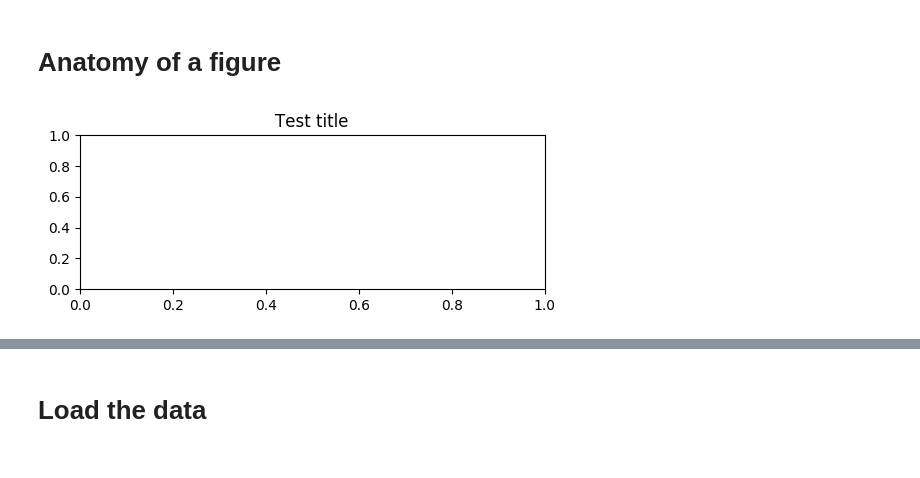
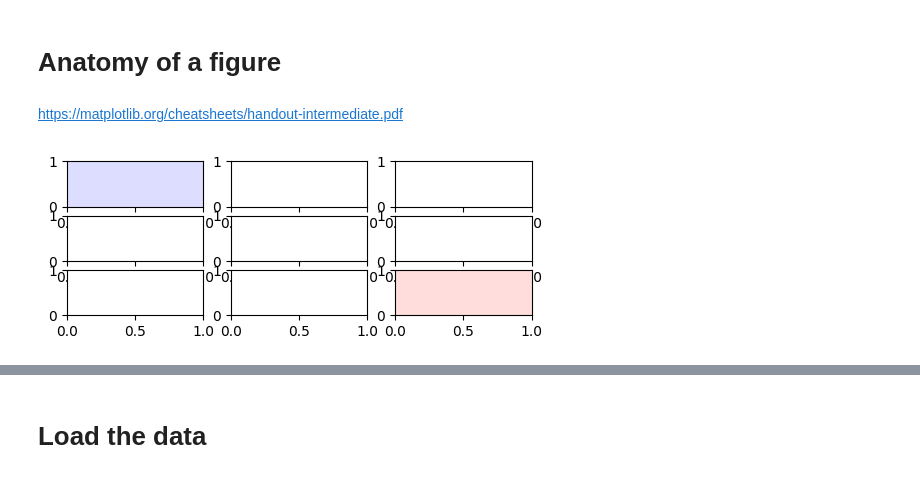
Before and after one commit to kmch/ploTea, a Jupyter notebook: notebooks/matplotlib2d.ipynb, the cells around one changed output, grey strips where cells are left out. Cells and saved outputs as stored; diff of their text form; code cells hidden in the pictures.

```diff
--- a/notebooks/matplotlib2d.ipynb
+++ b/notebooks/matplotlib2d.ipynb
@@ -30,11 +30,11 @@ mpl.rcParams['font.family'] = 'sans-serif'
 mpl.rcParams['font.sans-serif'] = ['DejaVu Sans']
 # %% [markdown]
 # Anatomy of a figure
-# %%
-fig = plt.figure()
-ax = fig.add_subplot(1,1,1)
-plt.title('Test title')
-# dir(ax.xaxis)
-plt.show()
-# %% [output]
-[figure, removed]
+# %% [markdown]
+https://matplotlib.org/cheatsheets/handout-intermediate.pdf
+# %%
+fig, axs = plt.subplots(3,3)
+axs[0,0].set_facecolor("#ddddff")
+axs[2,2].set_facecolor("#ffdddd")
+# %% [output]
+[figure, added]
```
Also changed, not shown: parts of 1 cell of this notebook, 2 other files.
